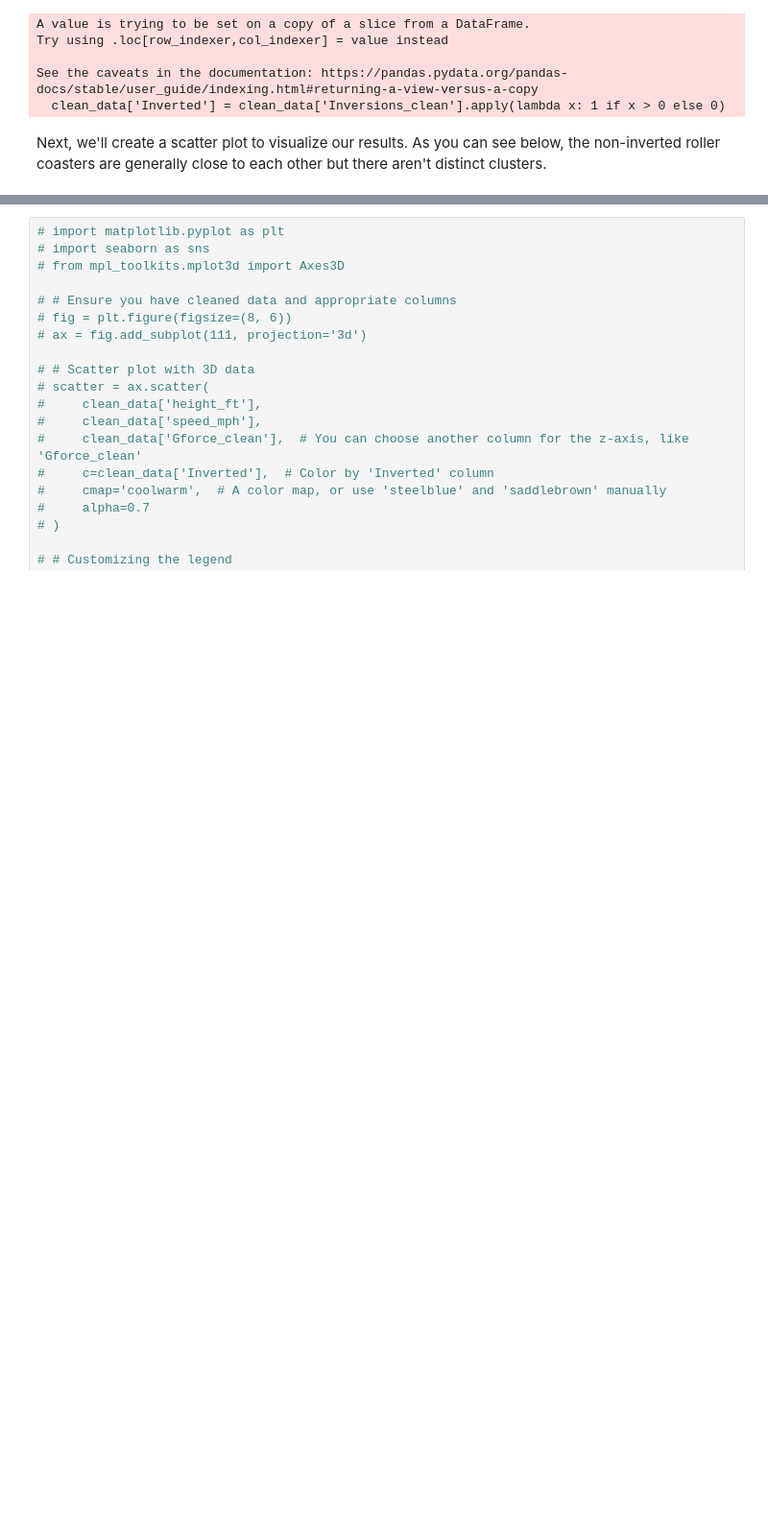
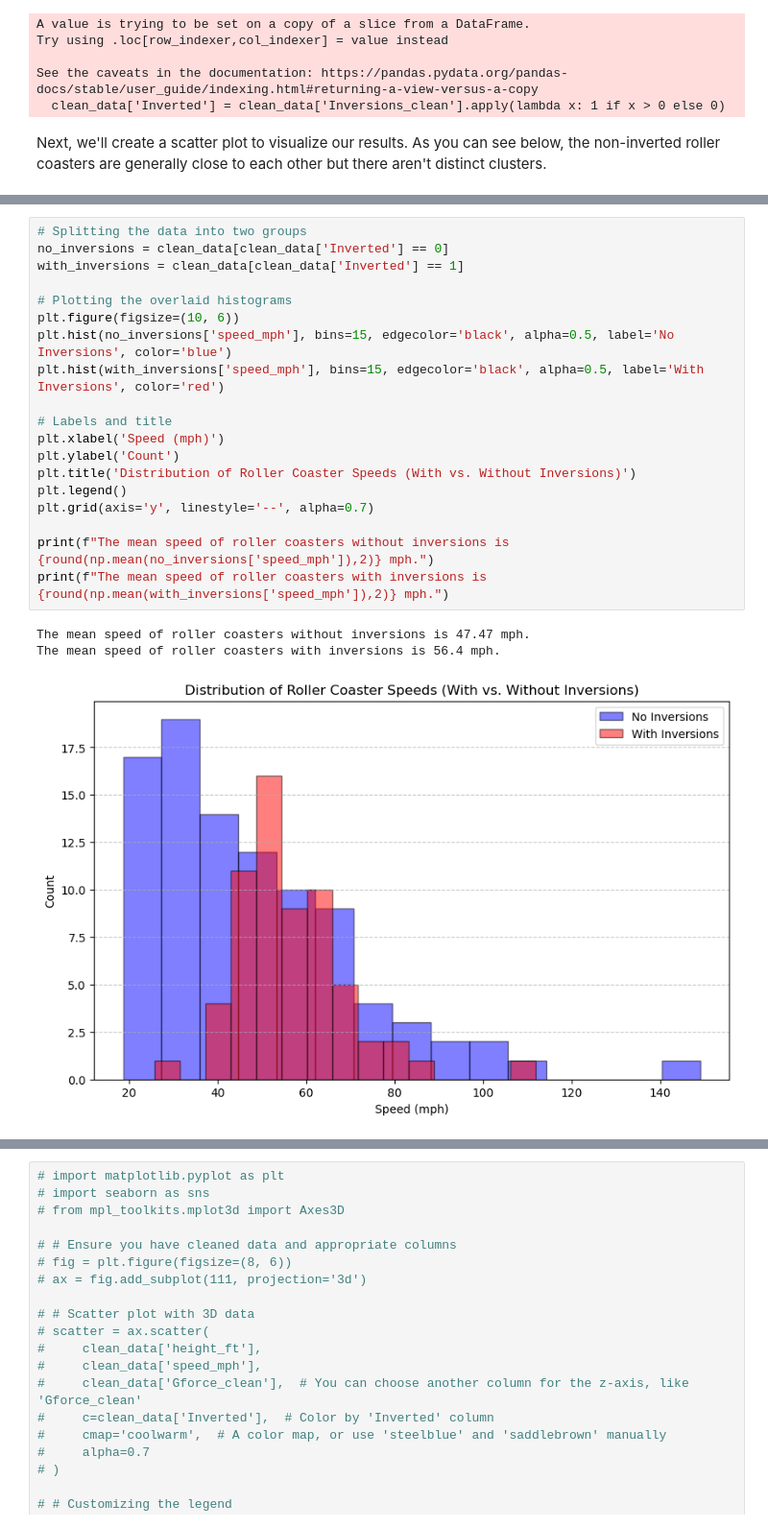
Before and after one commit to legendschwab/cmor438individual, a Jupyter notebook: Supervised Machine Learning/5. K-Nearest Neighbors/knnCMOR438.ipynb, the cells around one changed output, grey strips where cells are left out. Shown at 96% size. Saved outputs shown, nothing was run; the diff lists cells and outputs as text; blank space fills up the shorter version.

```diff
--- a/Supervised Machine Learning/5. K-Nearest Neighbors/knnCMOR438.ipynb
+++ b/Supervised Machine Learning/5. K-Nearest Neighbors/knnCMOR438.ipynb
@@ -109,0 +111,23 @@ plt.show()
+# %%
+# Splitting the data into two groups
+no_inversions = clean_data[clean_data['Inverted'] == 0]
+with_inversions = clean_data[clean_data['Inverted'] == 1]
+
+# Plotting the overlaid histograms
+plt.figure(figsize=(10, 6))
+plt.hist(no_inversions['speed_mph'], bins=15, edgecolor='black', alpha=0.5, label='No Inversions', color='blue')
+plt.hist(with_inversions['speed_mph'], bins=15, edgecolor='black', alpha=0.5, label='With Inversions', color='red')
+
+# Labels and title
+plt.xlabel('Speed (mph)')
+plt.ylabel('Count')
+plt.title('Distribution of Roller Coaster Speeds (With vs. Without Inversions)')
+plt.legend()
+plt.grid(axis='y', linestyle='--', alpha=0.7)
+
+print(f"The mean speed of roller coasters without inversions is {round(np.mean(no_inversions['speed_mph']),2)} mph.")
+print(f"The mean speed of roller coasters with inversions is {round(np.mean(with_inversions['speed_mph']),2)} mph.")
+# %% [output]
+The mean speed of roller coasters without inversions is 47.47 mph.
+The mean speed of roller coasters with inversions is 56.4 mph.
+[figure, added]
```
Also changed, not shown: parts of 14 cells of this notebook, 4 other files.
